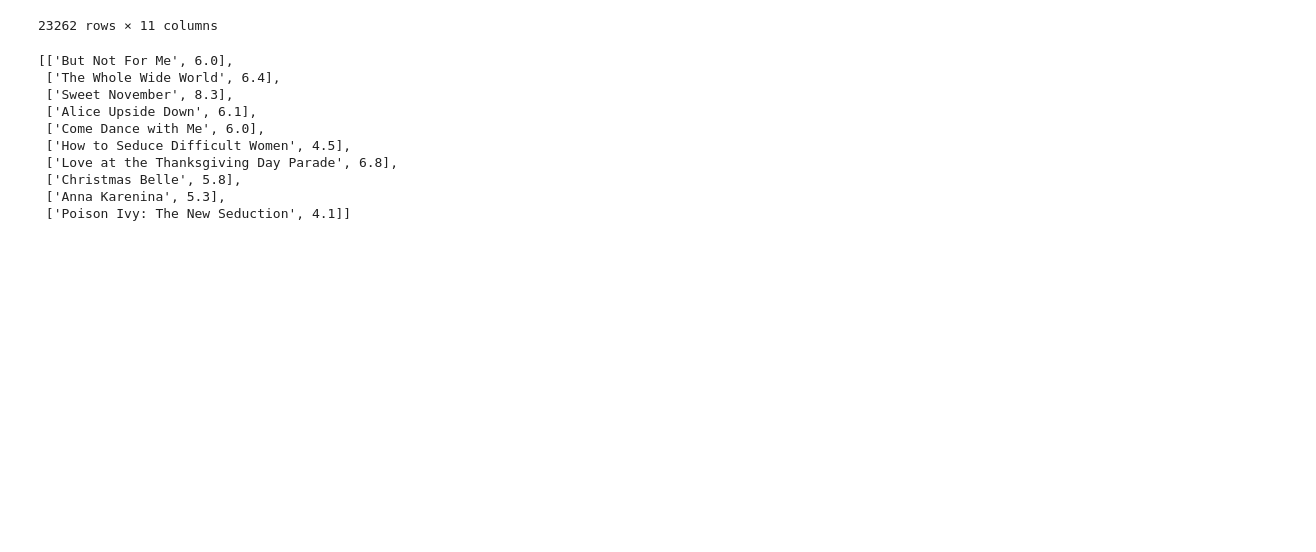
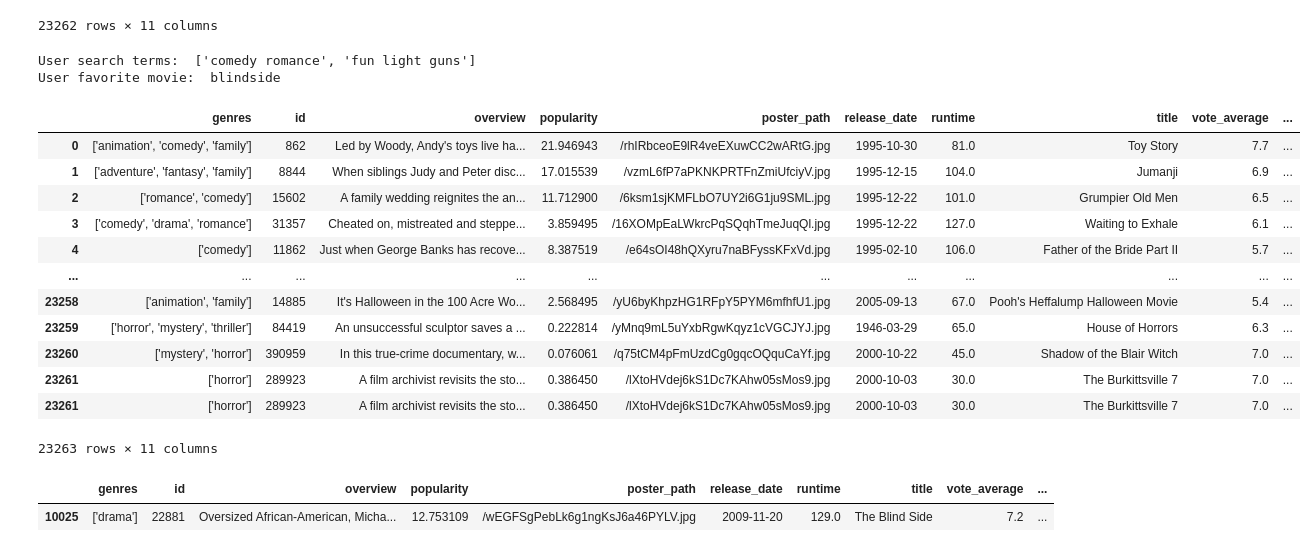
Before and after one commit to mcastelli5/Movie-Recommendation-Engine, a Jupyter notebook: notebooks/make_recommendation.ipynb, the cells around one changed output. Cells and saved outputs as stored; diff of their text form; code cells hidden in the pictures; blank space fills up the shorter version.

```diff
--- a/notebooks/make_recommendation.ipynb
+++ b/notebooks/make_recommendation.ipynb
@@ -28,47 +31,73 @@ display(movies)
 | 23260 | ['mystery', 'horror'] | 390959 | In this true-crime documentary, w... | 0.076061 | /q75tCM4pFmUzdCg0gqcOQquCaYf.jpg | 2000-10-22 | 45.0 | Shadow of the Blair Witch | 7.0 | ... |
 | 23261 | ['horror'] | 289923 | A film archivist revisits the sto... | 0.386450 | /lXtoHVdej6kS1Dc7KAhw05sMos9.jpg | 2000-10-03 | 30.0 | The Burkittsville 7 | 7.0 | ... |
 23262 rows × 11 columns
+# %%
+# Grabbing the inputs from the user
+user = User()
+user.get_searchTerms()
+user.set_fav_movie()
+# %%
+print("User search terms: ", user.search_terms)
+print("User favorite movie: ", user.fav_movie)
+# %% [output]
+User search terms:  ['comedy romance', 'fun light guns']
+User favorite movie:  blindside
 # %%
-def make_recommendation(movies=movies):
+def make_recommendation(movies = movies, search_terms = [], fav_movie = None):
   # Creating a copy of the last row of the dataset, which we will use to input the user's input
   new_row = movies.iloc[-1,:].copy()
 
-  # Grabbing the new wordsoup from the user
-  user = User()
-  user.get_searchTerms()
-  new_row.iloc[-1] = " ".join(user.search_terms) #adding the input to our new row
+  # Adding the input to the new row
+  new_row.iloc[-1] = " ".join(search_terms)
 
   # Adding the new row to the dataset
   movies = movies.append(new_row)
 
   # Vectorizing the entire matrix
   count = CountVectorizer(stop_words='english')
   count_matrix = count.fit_transform(movies['soup'])
 
-  # Pairwise cosine similarity
-  cosine_sim2 = cosine_similarity(count_matrix, count_matrix) #getting a similarity matrix
+  # Pairwise cosine similarity and creating the cosine matrix
+  cosine_sim2 = cosine_similarity(count_matrix, count_matrix)
 
   # Sorting cosine similarities by highest to lowest
   sim_scores = list(enumerate(cosine_sim2[-1,:]))
   sim_scores = sorted(sim_scores, key=lambda x: x[1], reverse=True)
+  sim_scores = sim_scores[1:26]
+  movie_idx = [i[0] for i in sim_scores]
 
-  # Matching the similarities to the movie titles and vote_average
-  ranked_titles = []
-  for i in range(1, 11):
-    indx = sim_scores[i][0]
-    ranked_titles.append([movies['title'].iloc[indx], movies['vote_average'].iloc[indx]])
+  if fav_movie:
+    # Matching the similarities to the movie titles and vote average while incorporating collaborative filtering as well (hybrid approach)
+    ranked_titles = []
+    ranked_movies = movies.iloc[movie_idx][['title', 'vote_count', 'vote_average', 'year', 'id']]
+    ranked_movies['score'] = ranked_movies.id.apply(lambda x: svd.predict())
+
+  if not fav_movie:
+  # Matching the similarities to the movie titles and vote_average (content-based recs only)
+    ranked_titles = []
+    for i in range(10):
+      indx = sim_scores[i][0]
+      ranked_titles.append([movies['title'].iloc[indx], movies['id'].iloc[indx]])
 
   return ranked_titles
 
-make_recommendation()
+make_recommendation(movies, user.search_terms, user.fav_movie)
 # %% [output]
+|  | genres | id | overview | popularity | poster_path | release_date | runtime | title | vote_average | ... |
+| 0 | ['animation', 'comedy', 'family'] | 862 | Led by Woody, Andy's toys live ha... | 21.946943 | /rhIRbceoE9lR4veEXuwCC2wARtG.jpg | 1995-10-30 | 81.0 | Toy Story | 7.7 | ... |
+| 1 | ['adventure', 'fantasy', 'family'] | 8844 | When siblings Judy and Peter disc... | 17.015539 | /vzmL6fP7aPKNKPRTFnZmiUfciyV.jpg | 1995-12-15 | 104.0 | Jumanji | 6.9 | ... |
+| 2 | ['romance', 'comedy'] | 15602 | A family wedding reignites the an... | 11.712900 | /6ksm1sjKMFLbO7UY2i6G1ju9SML.jpg | 1995-12-22 | 101.0 | Grumpier Old Men | 6.5 | ... |
+| 3 | ['comedy', 'drama', 'romance'] | 31357 | Cheated on, mistreated and steppe... | 3.859495 | /16XOMpEaLWkrcPqSQqhTmeJuqQl.jpg | 1995-12-22 | 127.0 | Waiting to Exhale | 6.1 | ... |
+| 4 | ['comedy'] | 11862 | Just when George Banks has recove... | 8.387519 | /e64sOI48hQXyru7naBFyssKFxVd.jpg | 1995-02-10 | 106.0 | Father of the Bride Part II | 5.7 | ... |
+| ... | ... | ... | ... | ... | ... | ... | ... | ... | ... | ... |
+| 23258 | ['animation', 'family'] | 14885 | It's Halloween in the 100 Acre Wo... | 2.568495 | /yU6byKhpzHG1RFpY5PYM6mfhfU1.jpg | 2005-09-13 | 67.0 | Pooh's Heffalump Halloween Movie | 5.4 | ... |
+| 23259 | ['horror', 'mystery', 'thriller'] | 84419 | An unsuccessful sculptor saves a ... | 0.222814 | /yMnq9mL5uYxbRgwKqyz1cVGCJYJ.jpg | 1946-03-29 | 65.0 | House of Horrors | 6.3 | ... |
+| 23260 | ['mystery', 'horror'] | 390959 | In this true-crime documentary, w... | 0.076061 | /q75tCM4pFmUzdCg0gqcOQquCaYf.jpg | 2000-10-22 | 45.0 | Shadow of the Blair Witch | 7.0 | ... |
+| 23261 | ['horror'] | 289923 | A film archivist revisits the sto... | 0.386450 | /lXtoHVdej6kS1Dc7KAhw05sMos9.jpg | 2000-10-03 | 30.0 | The Burkittsville 7 | 7.0 | ... |
+| 23261 | ['horror'] | 289923 | A film archivist revisits the sto... | 0.386450 | /lXtoHVdej6kS1Dc7KAhw05sMos9.jpg | 2000-10-03 | 30.0 | The Burkittsville 7 | 7.0 | ... |
-[['But Not For Me', 6.0],
- ['The Whole Wide World', 6.4],
- ['Sweet November', 8.3],
- ['Alice Upside Down', 6.1],
- ['Come Dance with Me', 6.0],
- ['How to Seduce Difficult Women', 4.5],
- ['Love at the Thanksgiving Day Parade', 6.8],
- ['Christmas Belle', 5.8],
- ['Anna Karenina', 5.3],
- ['Poison Ivy: The New Seduction', 4.1]]
+23263 rows × 11 columns
+# %%
+display(movies[movies.title == "The Blind Side"])
+# %% [output]
+|  | genres | id | overview | popularity | poster_path | release_date | runtime | title | vote_average | ... |
+| 10025 | ['drama'] | 22881 | Oversized African-American, Micha... | 12.753109 | /wEGFSgPebLk6g1ngKsJ6a46PYLV.jpg | 2009-11-20 | 129.0 | The Blind Side | 7.2 | ... |
```
Also changed, not shown: parts of 2 cells of this notebook, 3 other files.
